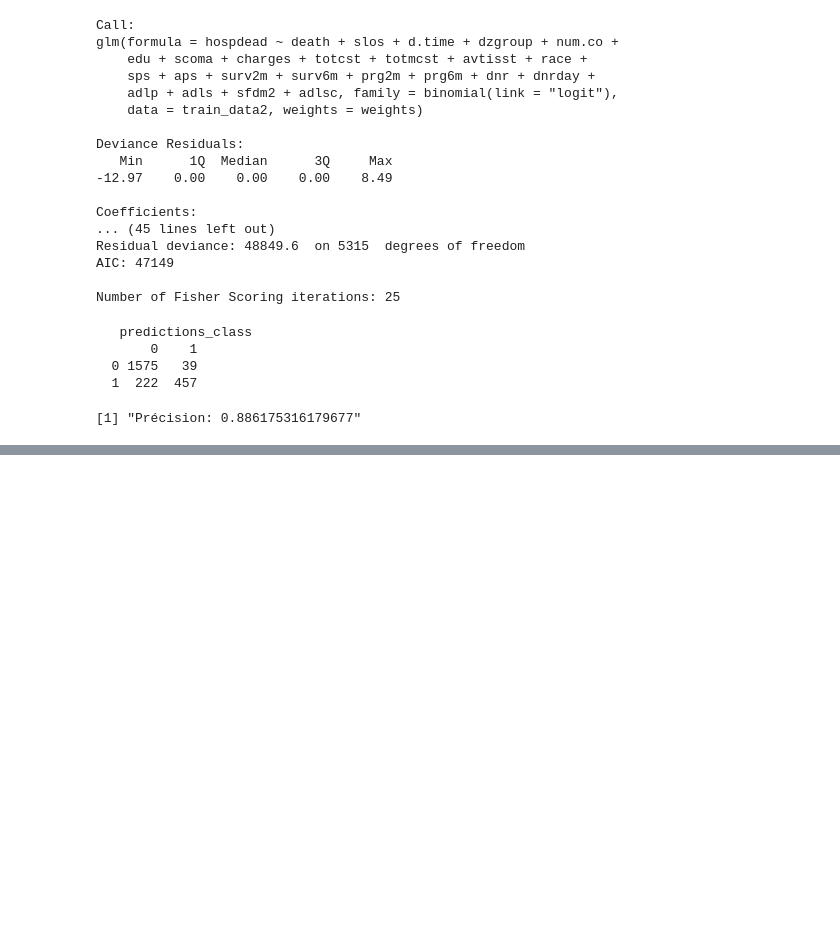
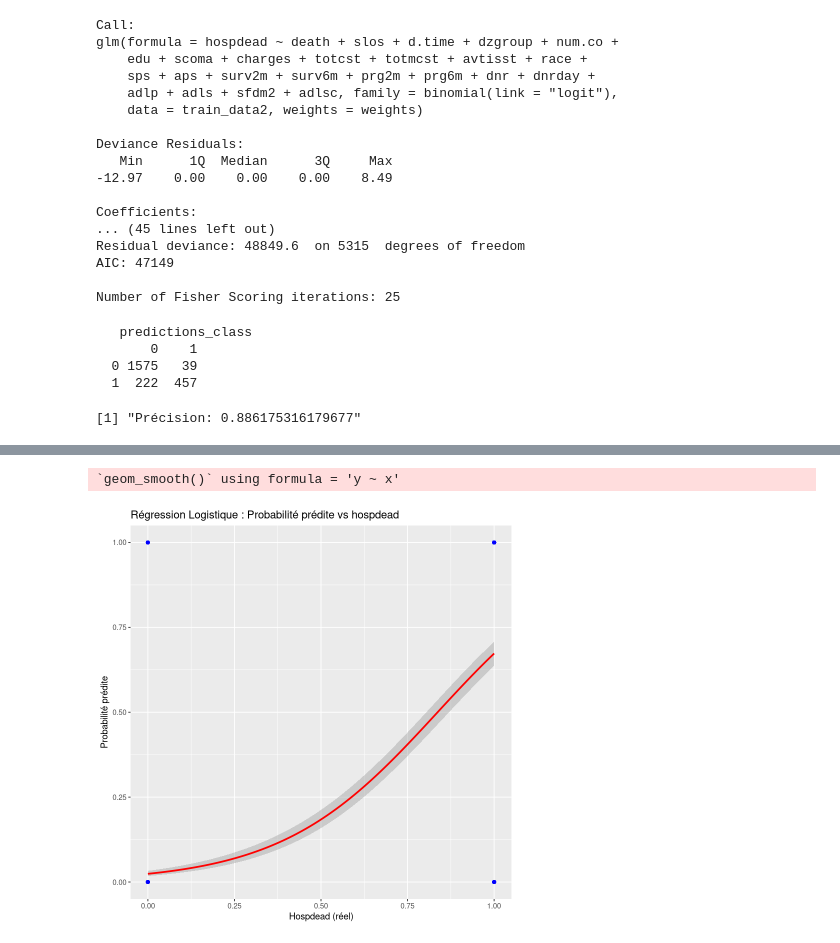
Before and after one commit to ClemouDouard/merr_project, a Jupyter notebook: src/regression.ipynb, the cells around one changed output, grey strips where cells are left out. Drawn from its saved outputs; the diff is of its cells as text; code cells hidden in the pictures; blank space fills up the shorter version.

```diff
--- a/src/regression.ipynb
+++ b/src/regression.ipynb
@@ -324,8 +352,10 @@ AIC: 47149
 
 Number of Fisher Scoring iterations: 25
 # %%
-pred <- predict(modreg, newdata=test_data2, type="response")
-predictions_class <- ifelse(pred > 0.5, 1, 0)
+# Ajouter les prédictions directement au dataset de test
+test_data2$pred <- predict(modreg, newdata=test_data2, type="response")
+
+predictions_class <- ifelse(test_data2$pred > 0.5, 1, 0)
 confusion_matrix <- table(test_data2$hospdead, predictions_class)
 print(confusion_matrix)
 # %% [output]
@@ -352,0 +371,11 @@ A data.frame: 6 × 46
+# %%
+# Créer le graphique avec les données de test
+ggplot(test_data2, aes(x = hospdead, y = pred)) +
+  geom_point(alpha = 0.5, color = "blue") +  # Nuage de points
+  geom_smooth(method = "glm", method.args = list(family = "binomial"), color = "red") + # Courbe ajustée
+  ggtitle("Régression Logistique : Probabilité prédite vs hospdead") +
+  xlab("Hospdead (réel)") +
+  ylab("Probabilité prédite")
+# %% [output]
+`geom_smooth()` using formula = 'y ~ x'
+[figure, added]
```
Also changed, not shown: parts of 14 cells of this notebook.
